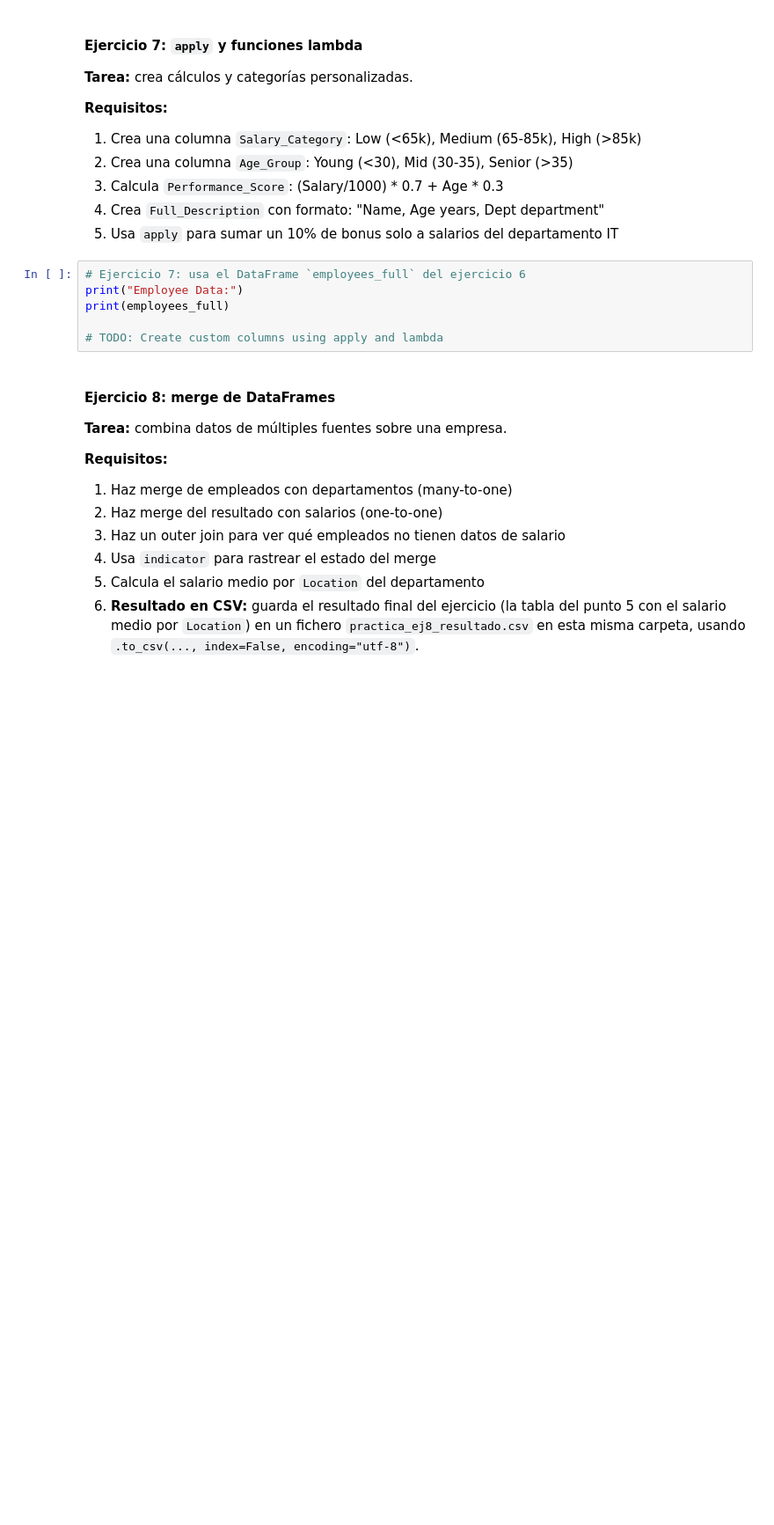
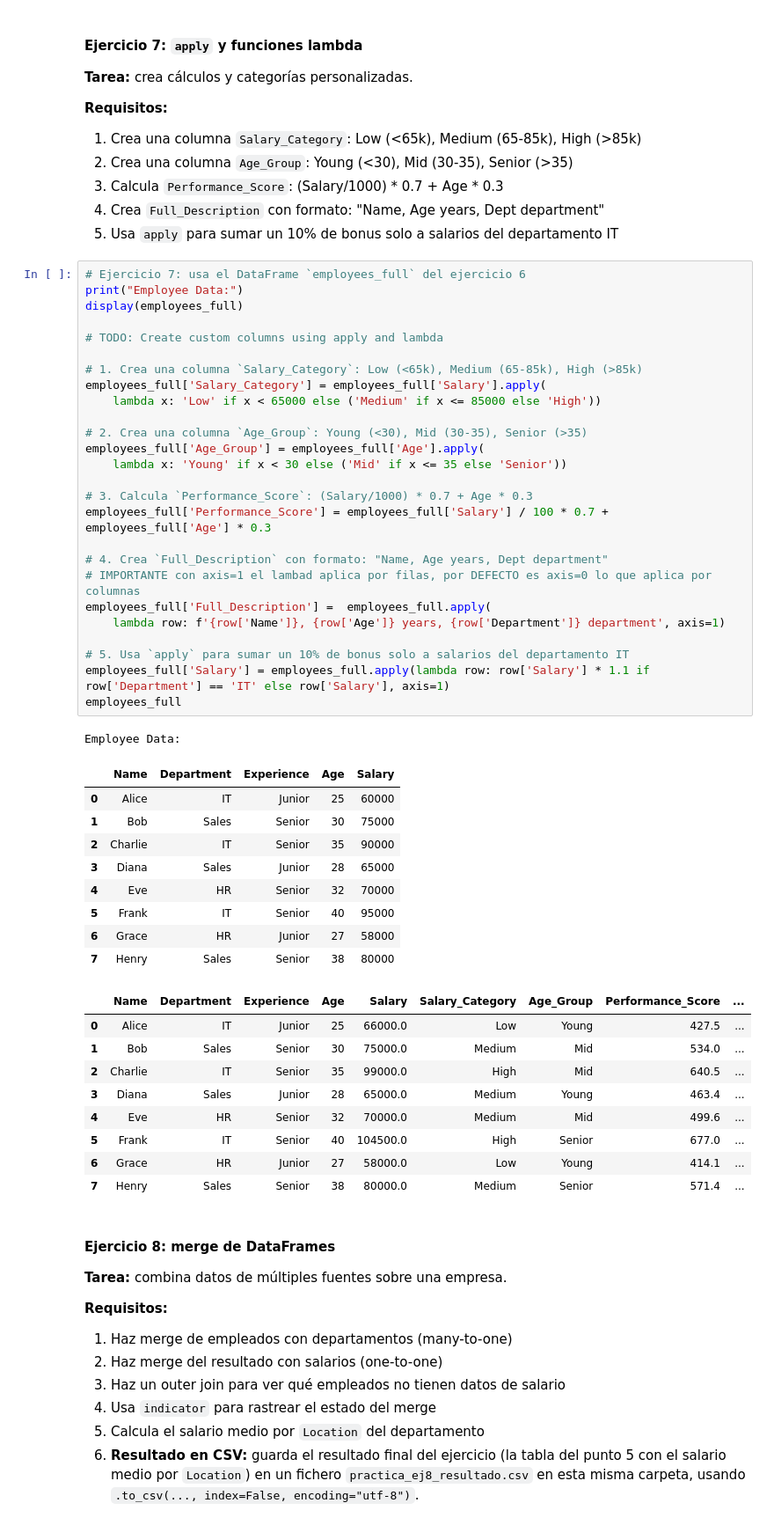
Before and after one commit to xFloki/Challenges_TheBridge, a Jupyter notebook: 02_Herramientas_Avanzadas/Sprint_03/Unidad_02_Pandas_lectura_escritura_ficheros/04_Practica_Obligatoria/Practica_Obligatoria_Pandas.ipynb, the cells around one changed output. Shown at 88% size. Cells and saved outputs as stored; diff of their text form; blank space fills up the shorter version.

Commit message:
(wip) practica obligatora Spring_03 Unidad_02 (Pandas)
Ejercicio 7: apply y funciones lambda

```diff
--- a/02_Herramientas_Avanzadas/Sprint_03/Unidad_02_Pandas_lectura_escritura_ficheros/04_Practica_Obligatoria/Practica_Obligatoria_Pandas.ipynb
+++ b/02_Herramientas_Avanzadas/Sprint_03/Unidad_02_Pandas_lectura_escritura_ficheros/04_Practica_Obligatoria/Practica_Obligatoria_Pandas.ipynb
@@ -415,9 +415,49 @@ Coste total por departamento:
 # %%
 # Ejercicio 7: usa el DataFrame `employees_full` del ejercicio 6
 print("Employee Data:")
-print(employees_full)
+display(employees_full)
 
 # TODO: Create custom columns using apply and lambda
+
+# 1. Crea una columna `Salary_Category`: Low (<65k), Medium (65-85k), High (>85k)
+employees_full['Salary_Category'] = employees_full['Salary'].apply(
+    lambda x: 'Low' if x < 65000 else ('Medium' if x <= 85000 else 'High'))
+
+# 2. Crea una columna `Age_Group`: Young (<30), Mid (30-35), Senior (>35)
+employees_full['Age_Group'] = employees_full['Age'].apply(
+    lambda x: 'Young' if x < 30 else ('Mid' if x <= 35 else 'Senior'))
+
+# 3. Calcula `Performance_Score`: (Salary/1000) * 0.7 + Age * 0.3
+employees_full['Performance_Score'] = employees_full['Salary'] / 100 * 0.7 + employees_full['Age'] * 0.3
+
+# 4. Crea `Full_Description` con formato: "Name, Age years, Dept department"
+# IMPORTANTE con axis=1 el lambad aplica por filas, por DEFECTO es axis=0 lo que aplica por columnas
+employees_full['Full_Description'] =  employees_full.apply(
+    lambda row: f'{row['Name']}, {row['Age']} years, {row['Department']} department', axis=1)
+
+# 5. Usa `apply` para sumar un 10% de bonus solo a salarios del departamento IT
+employees_full['Salary'] = employees_full.apply(lambda row: row['Salary'] * 1.1 if row['Department'] == 'IT' else row['Salary'], axis=1)
+employees_full
+# %% [output]
+Employee Data:
+|  | Name | Department | Experience | Age | Salary |
+| 0 | Alice | IT | Junior | 25 | 60000 |
+| 1 | Bob | Sales | Senior | 30 | 75000 |
+| 2 | Charlie | IT | Senior | 35 | 90000 |
+| 3 | Diana | Sales | Junior | 28 | 65000 |
+| 4 | Eve | HR | Senior | 32 | 70000 |
+| 5 | Frank | IT | Senior | 40 | 95000 |
+| 6 | Grace | HR | Junior | 27 | 58000 |
+| 7 | Henry | Sales | Senior | 38 | 80000 |
+|  | Name | Department | Experience | Age | Salary | Salary_Category | Age_Group | Performance_Score | ... |
+| 0 | Alice | IT | Junior | 25 | 66000.0 | Low | Young | 427.5 | ... |
+| 1 | Bob | Sales | Senior | 30 | 75000.0 | Medium | Mid | 534.0 | ... |
+| 2 | Charlie | IT | Senior | 35 | 99000.0 | High | Mid | 640.5 | ... |
+| 3 | Diana | Sales | Junior | 28 | 65000.0 | Medium | Young | 463.4 | ... |
+| 4 | Eve | HR | Senior | 32 | 70000.0 | Medium | Mid | 499.6 | ... |
+| 5 | Frank | IT | Senior | 40 | 104500.0 | High | Senior | 677.0 | ... |
+| 6 | Grace | HR | Junior | 27 | 58000.0 | Low | Young | 414.1 | ... |
+| 7 | Henry | Sales | Senior | 38 | 80000.0 | Medium | Senior | 571.4 | ... |
 # %% [markdown]
 #### Ejercicio 8: merge de DataFrames
 
```
Also changed, not shown: parts of 1 cell of this notebook.
